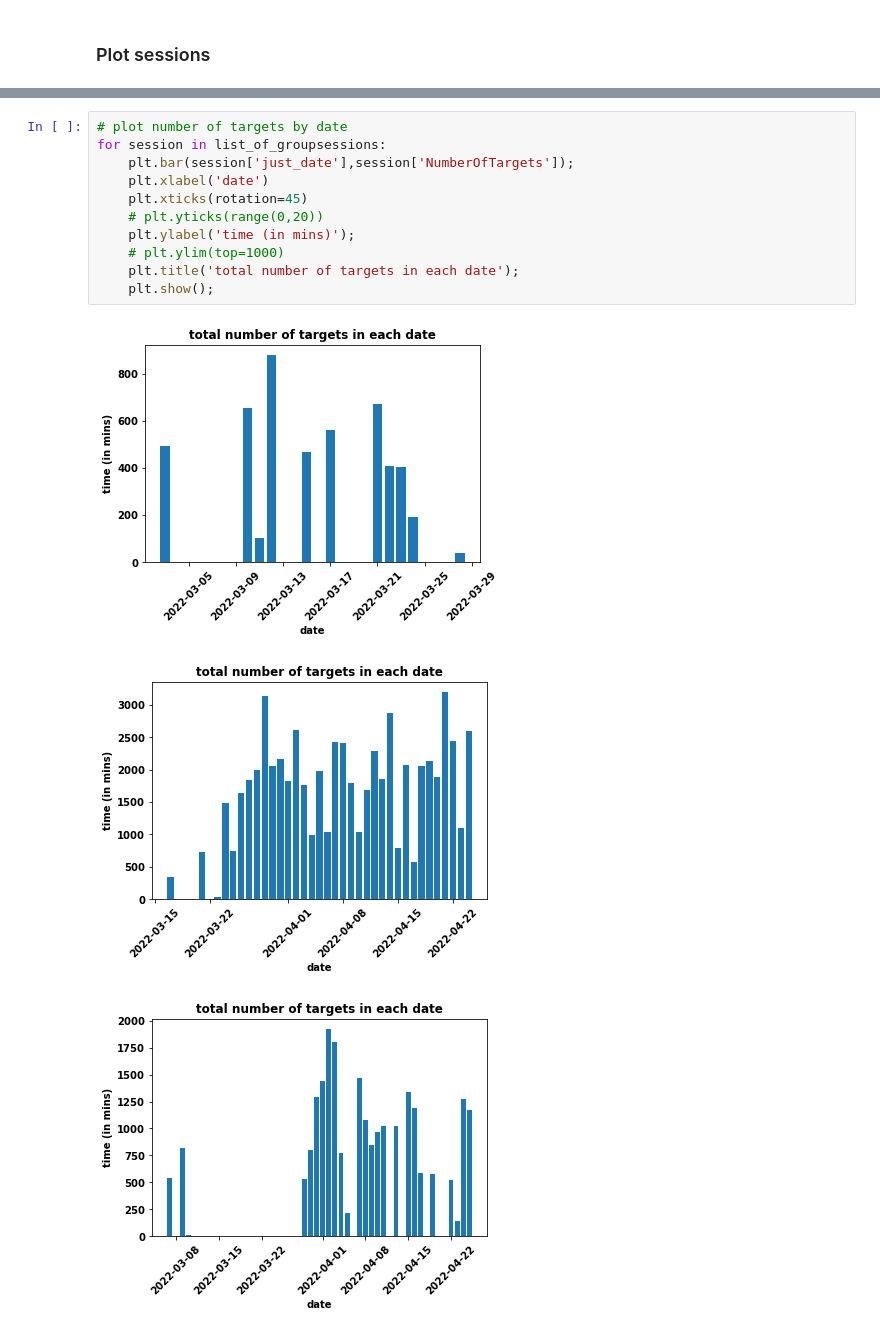
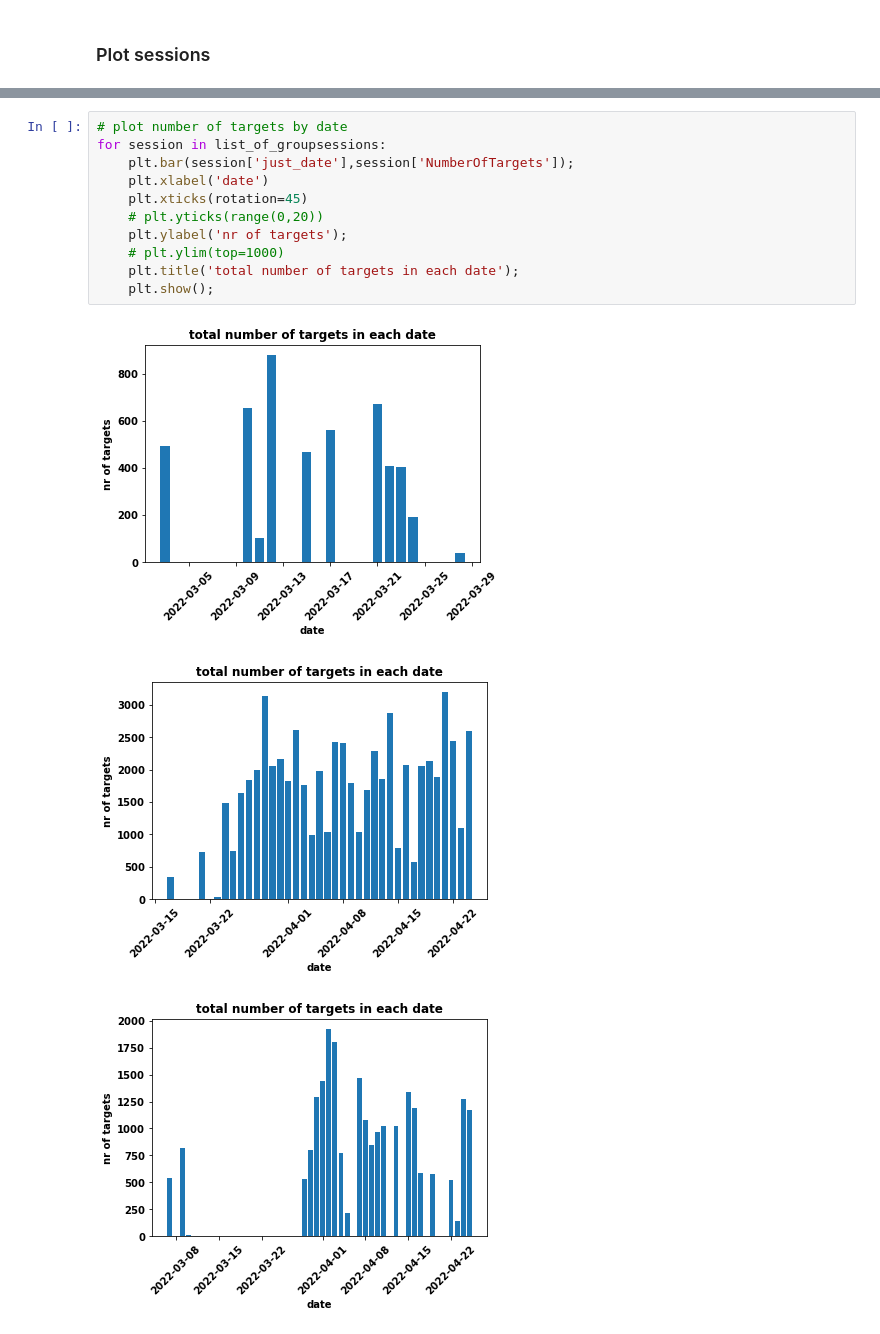
Before and after one commit to doscsy12/robotic_hometherapy, a Jupyter notebook: data_check.ipynb, the cells around one changed output, grey strips where cells are left out. Saved outputs shown, nothing was run; the diff lists cells and outputs as text.

```diff
--- a/data_check.ipynb
+++ b/data_check.ipynb
@@ -182,15 +184,15 @@ list_of_groupsessions[4]
 # %%
 # plot number of targets by date
 for session in list_of_groupsessions:
     plt.bar(session['just_date'],session['NumberOfTargets']);
     plt.xlabel('date')
     plt.xticks(rotation=45)
     # plt.yticks(range(0,20))
-    plt.ylabel('time (in mins)');
+    plt.ylabel('nr of targets');
     # plt.ylim(top=1000)
     plt.title('total number of targets in each date');
     plt.show();
 # %% [output]
-[figure, old version]
+[figure, new version]
-[figure, old version]
+[figure, new version]
-[figure, old version]
+[figure, new version]
```
Also changed, not shown: parts of 4 cells of this notebook, 1 other file.
